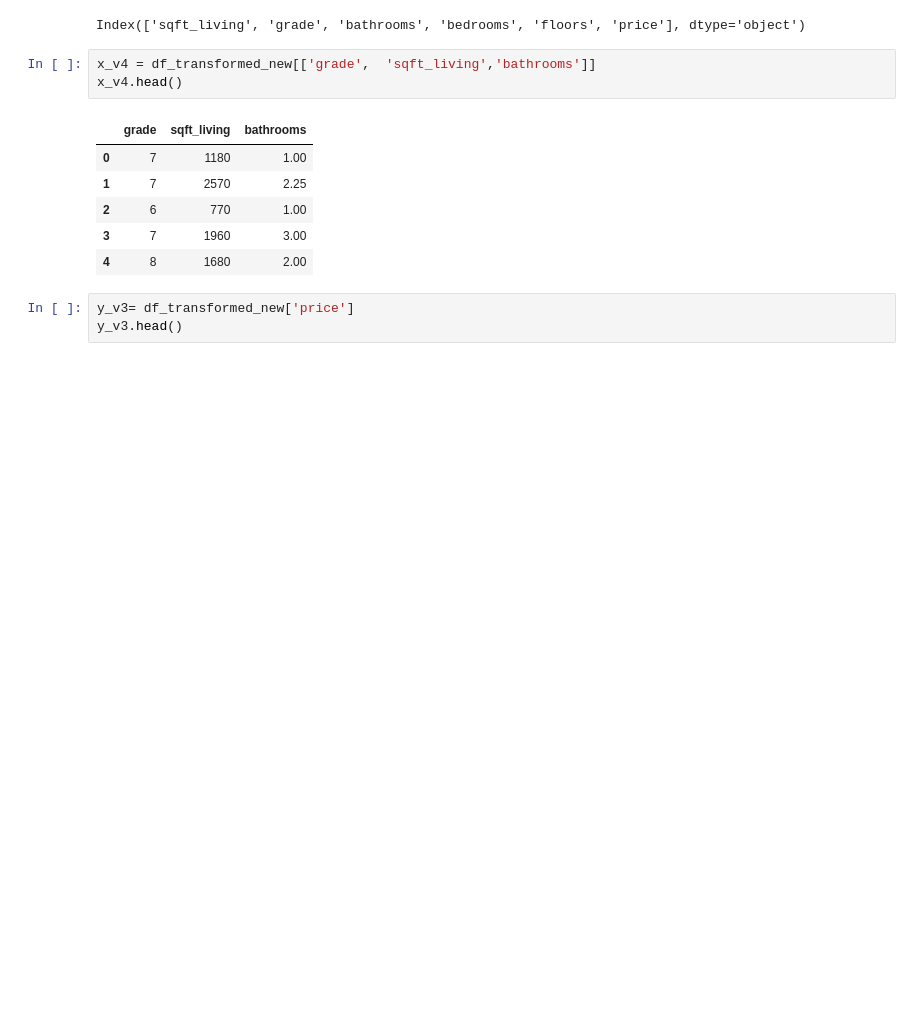
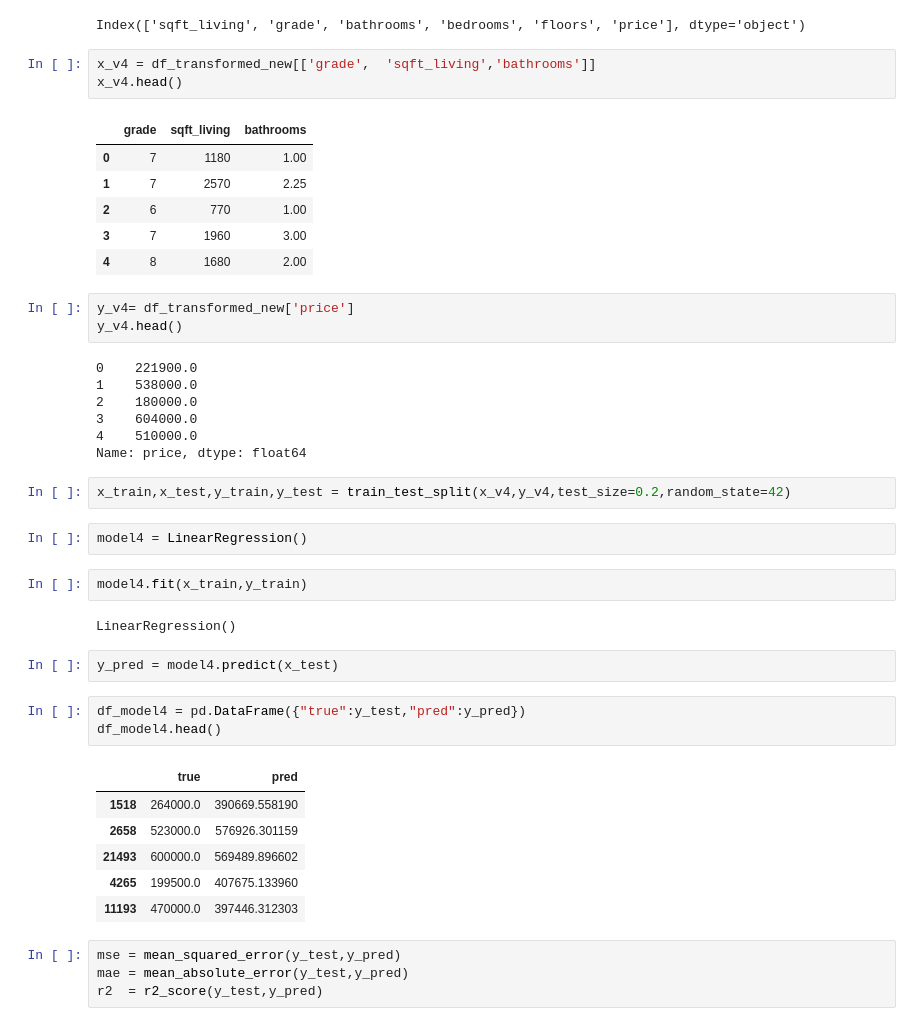
Before and after one commit to Leila-Nyambura/king-county-house-price-prediction-LRM, a Jupyter notebook: Leonard.ipynb, the cells around one changed output. Drawn from its saved outputs; the diff is of its cells as text; blank space fills up the shorter version.

```diff
--- a/Leonard.ipynb
+++ b/Leonard.ipynb
@@ -786,5 +786,36 @@ x_v4.head()
 | 3 | 7 | 1960 | 3.00 |
 | 4 | 8 | 1680 | 2.00 |
 # %%
-y_v3= df_transformed_new['price']
-y_v3.head()
+y_v4= df_transformed_new['price']
+y_v4.head()
+# %% [output]
+0    221900.0
+1    538000.0
+2    180000.0
+3    604000.0
+4    510000.0
+Name: price, dtype: float64
+# %%
+x_train,x_test,y_train,y_test = train_test_split(x_v4,y_v4,test_size=0.2,random_state=42)
+# %%
+model4 = LinearRegression()
+# %%
+model4.fit(x_train,y_train)
+# %% [output]
+LinearRegression()
+# %%
+y_pred = model4.predict(x_test)
+# %%
+df_model4 = pd.DataFrame({"true":y_test,"pred":y_pred})
+df_model4.head()
+# %% [output]
+|  | true | pred |
+| 1518 | 264000.0 | 390669.558190 |
+| 2658 | 523000.0 | 576926.301159 |
+| 21493 | 600000.0 | 569489.896602 |
+| 4265 | 199500.0 | 407675.133960 |
+| 11193 | 470000.0 | 397446.312303 |
+# %%
+mse = mean_squared_error(y_test,y_pred)
+mae = mean_absolute_error(y_test,y_pred)
+r2  = r2_score(y_test,y_pred)
```
Also changed, not shown: parts of 2 cells of this notebook.
